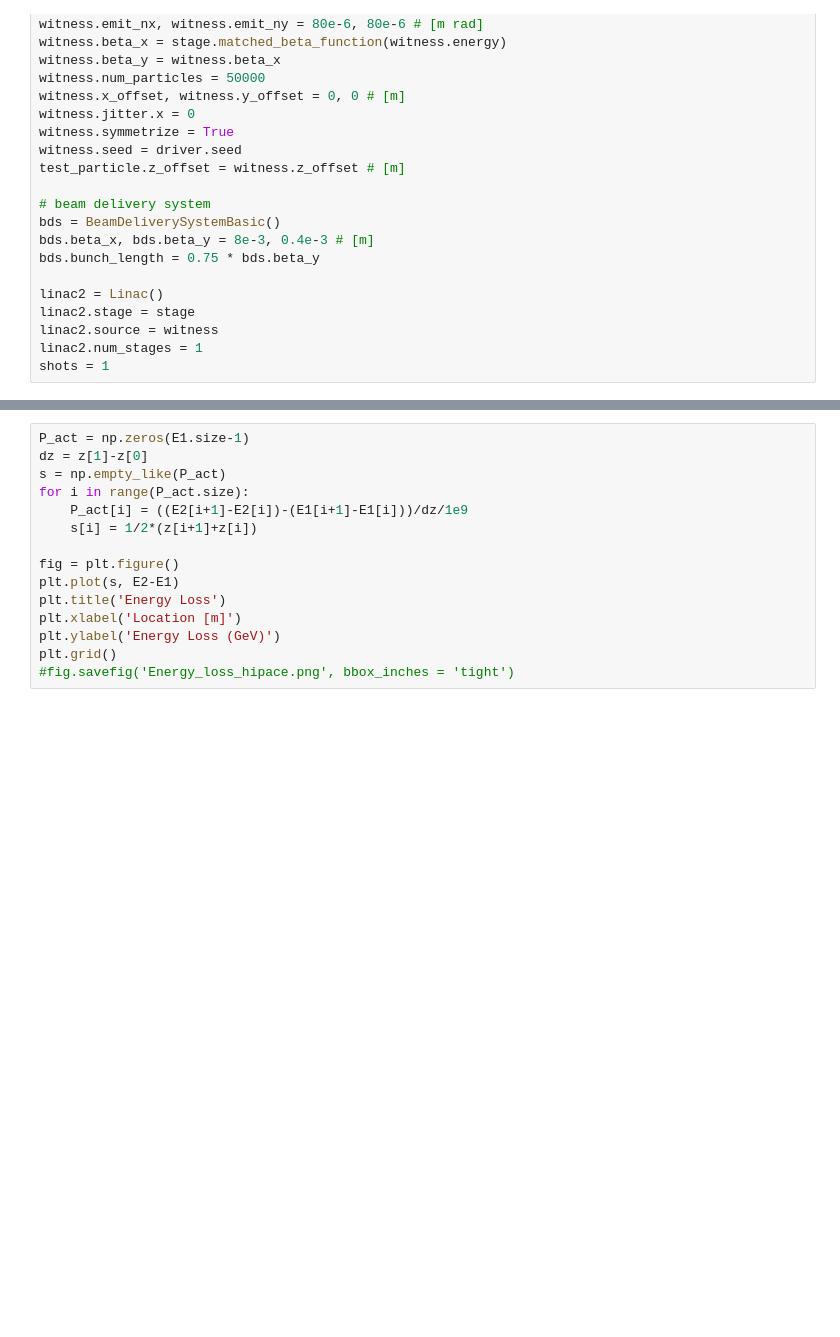
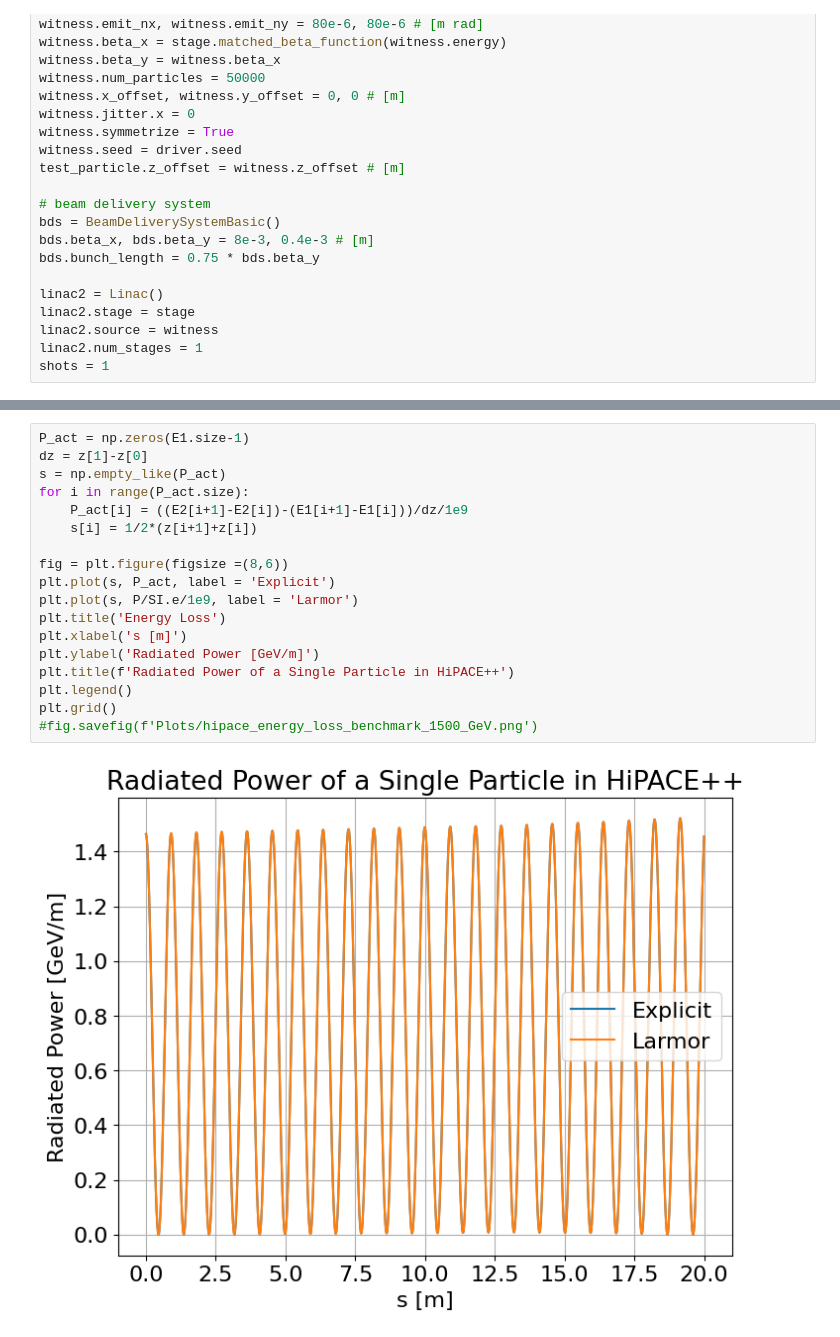
Before and after one commit to Knallvik/Master, a Jupyter notebook: ABEL_scripts/hipace_energy_spread.ipynb, the cells around one changed output, grey strips where cells are left out. Cells and saved outputs as stored; diff of their text form; blank space fills up the shorter version.

```diff
--- a/ABEL_scripts/hipace_energy_spread.ipynb
+++ b/ABEL_scripts/hipace_energy_spread.ipynb
@@ -178,17 +188,22 @@ z = np.linspace(0,stage.length, len(E1))
 # %%
 P_act = np.zeros(E1.size-1)
 dz = z[1]-z[0]
 s = np.empty_like(P_act)
 for i in range(P_act.size):
     P_act[i] = ((E2[i+1]-E2[i])-(E1[i+1]-E1[i]))/dz/1e9
     s[i] = 1/2*(z[i+1]+z[i])
 
-fig = plt.figure()
-plt.plot(s, E2-E1)
+fig = plt.figure(figsize =(8,6))
+plt.plot(s, P_act, label = 'Explicit')
+plt.plot(s, P/SI.e/1e9, label = 'Larmor')
 plt.title('Energy Loss')
-plt.xlabel('Location [m]')
-plt.ylabel('Energy Loss (GeV)')
+plt.xlabel('s [m]')
+plt.ylabel('Radiated Power [GeV/m]')
+plt.title(f'Radiated Power of a Single Particle in HiPACE++')
+plt.legend()
 plt.grid()
-#fig.savefig('Energy_loss_hipace.png', bbox_inches = 'tight')
+#fig.savefig(f'Plots/hipace_energy_loss_benchmark_1500_GeV.png')
+# %% [output]
+[figure, added]
 # %%
 print(linac.stages[-1].test_particle_evolution.x[0])
```
Also changed, not shown: parts of 10 cells of this notebook, 3 other files.
